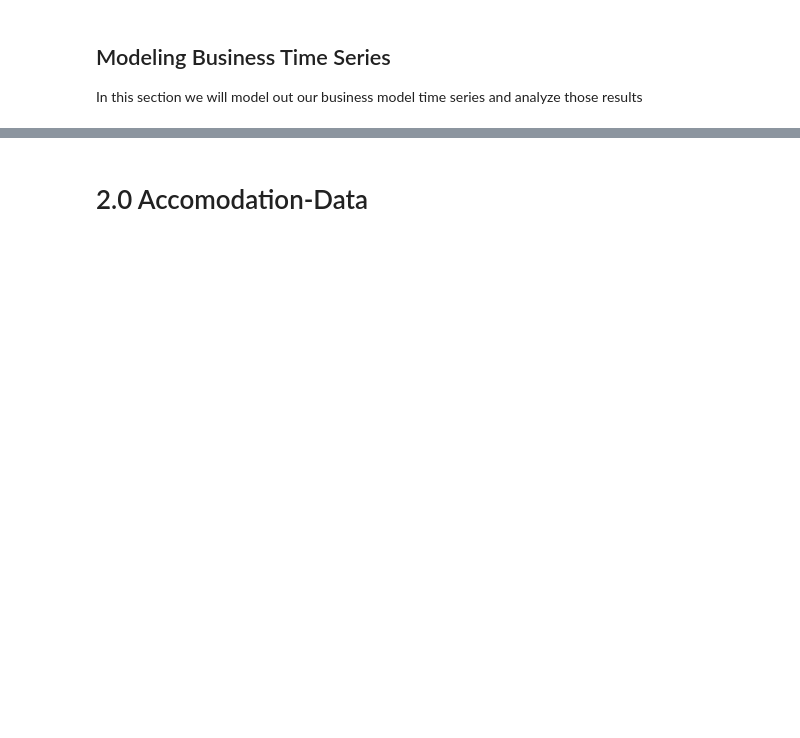
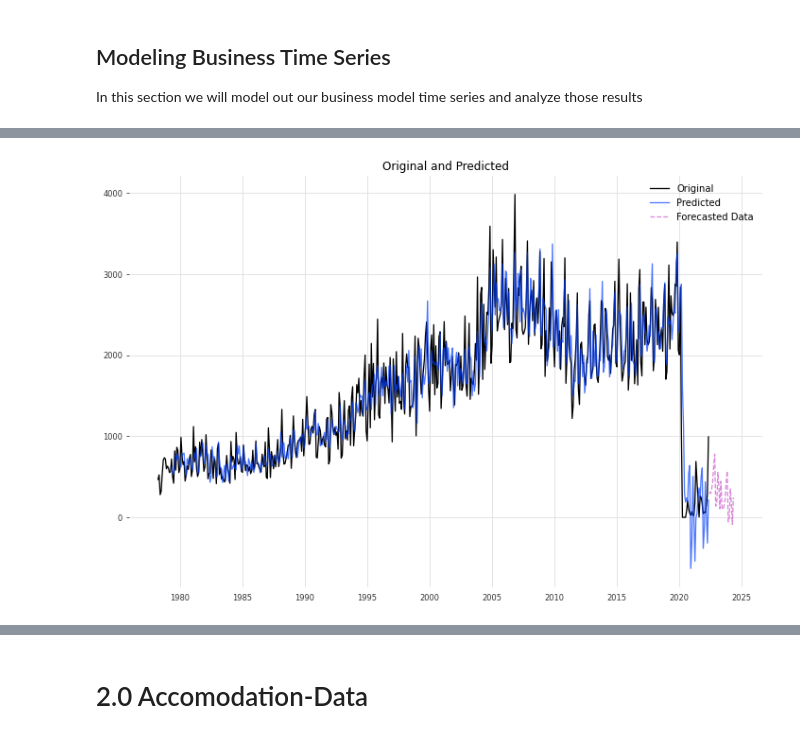
Before and after one commit to lutimoth/Tourism-Forecasting, a Jupyter notebook: Notebooks/Pre-process and Modeling for New Zealand Forecasting Data.ipynb, the cells around one changed output, grey strips where cells are left out. Cells and saved outputs as stored; diff of their text form; code cells hidden in the pictures; blank space fills up the shorter version.

```diff
--- a/Notebooks/Pre-process and Modeling for New Zealand Forecasting Data.ipynb
+++ b/Notebooks/Pre-process and Modeling for New Zealand Forecasting Data.ipynb
@@ -312,0 +397,8 @@ plt.plot(exp_fit.fittedvalues, alpha=0.7, label='Predicted')
+# %%
+model = sarimax.SARIMAX(y, order=(0,1,1), seasonal_order=(1,0,1,12))
+model_fit = model.fit()
+
+forecast = model_fit.forecast(24)
+pred = model_fit.predict()[12:]
+
+model_fit.summary()
@@ -312,0 +425,14 @@ plt.plot(exp_fit.fittedvalues, alpha=0.7, label='Predicted')
+# %%
+
+plt.figure(figsize=(12,8))
+
+plt.title('Original and Predicted')
+plt.plot(y, label='Original')
+plt.plot(pred, alpha=0.7, label='Predicted')
+plt.plot(forecast, label='Forecasted Data', alpha=0.5, ls='--')
+
+plt.legend()
+plt.show()
+# plt.plot(forecast)
+# %% [output]
+[figure, added]
```
Also changed, not shown: parts of 70 cells of this notebook.
